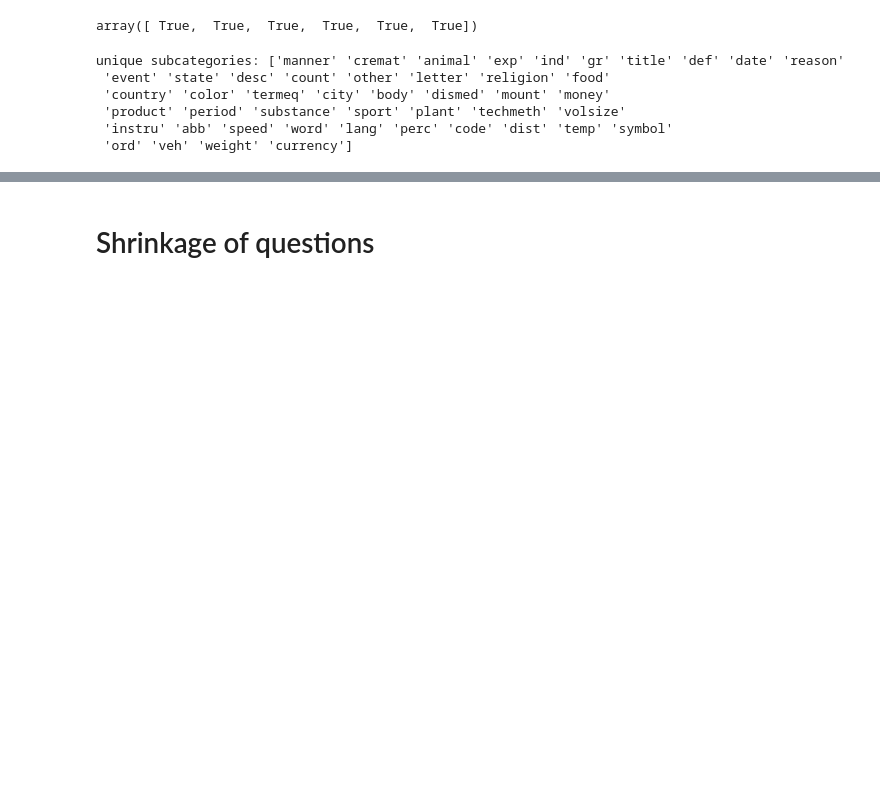
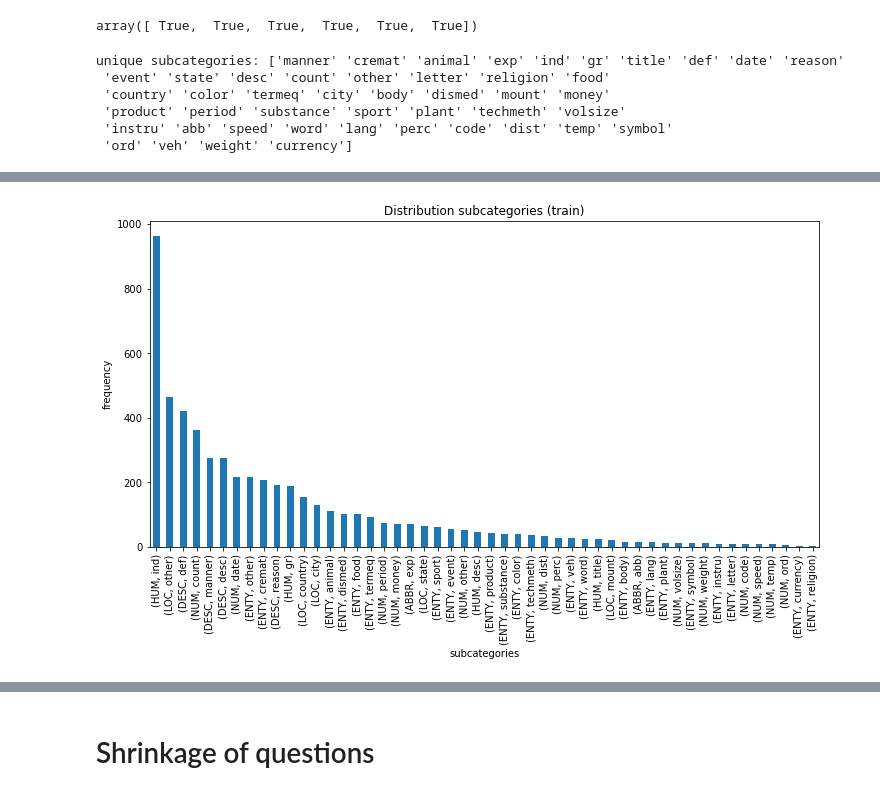
Before and after one commit to michalharakal/aida_question_classification, a Jupyter notebook: eda/eda.ipynb, the cells around one changed output, grey strips where cells are left out. Saved outputs shown, nothing was run; the diff lists cells and outputs as text; code cells hidden in the pictures; blank space fills up the shorter version.

```diff
--- a/eda/eda.ipynb
+++ b/eda/eda.ipynb
@@ -212,10 +266,13 @@ print(f'first 20: {dist_train_sub.sort_values(ascending=False)[:20]}')
 # %%
 fig= plt.figure(figsize=(12,6))
 dist_train_sub.sort_values(ascending=False).plot.bar(label='train')
-plt.ylabel('count question')
+plt.xlabel('subcategories')
+plt.ylabel('frequency')
 plt.title('Distribution subcategories (train)')
 plt.savefig(path_plot + 'Distribution_subcategories_train.png')
 plt.show()
+# %% [output]
+[figure, added]
 # %%
 # distribution subcategories (test)
 dist_test_sub = test_df.subcategory.groupby(test_df['category']).value_counts()
```
Also changed, not shown: parts of 30 cells of this notebook.
